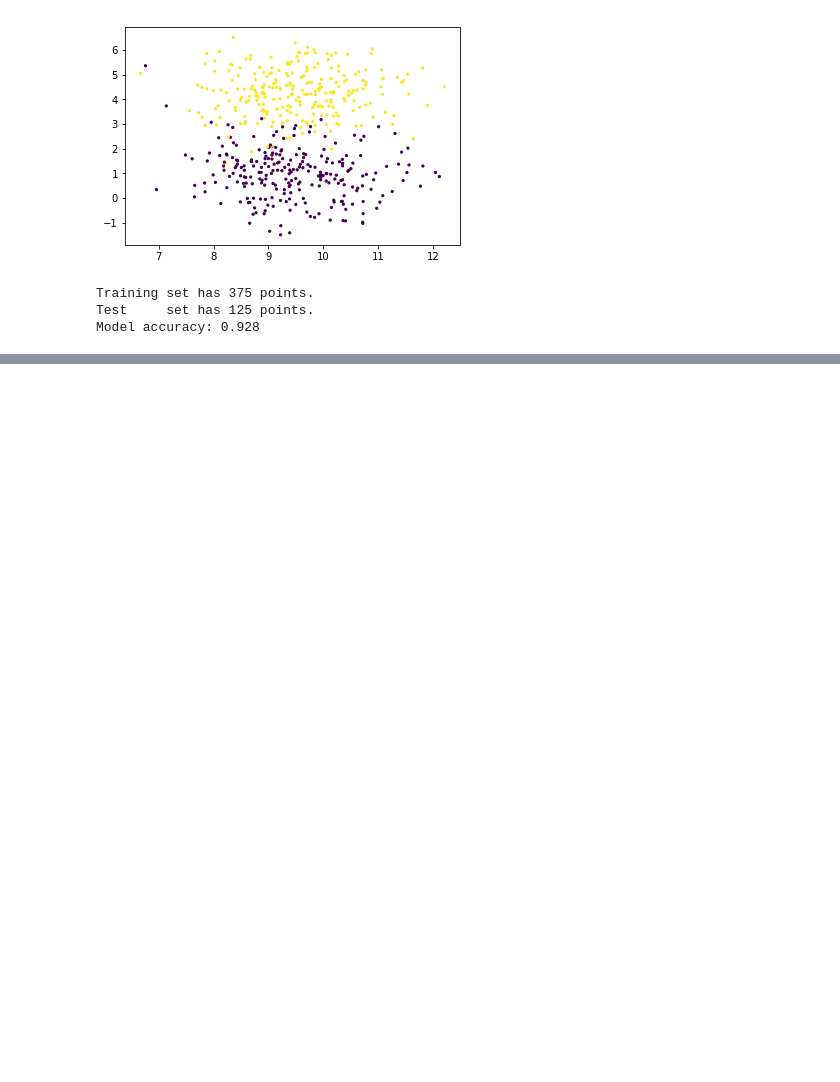
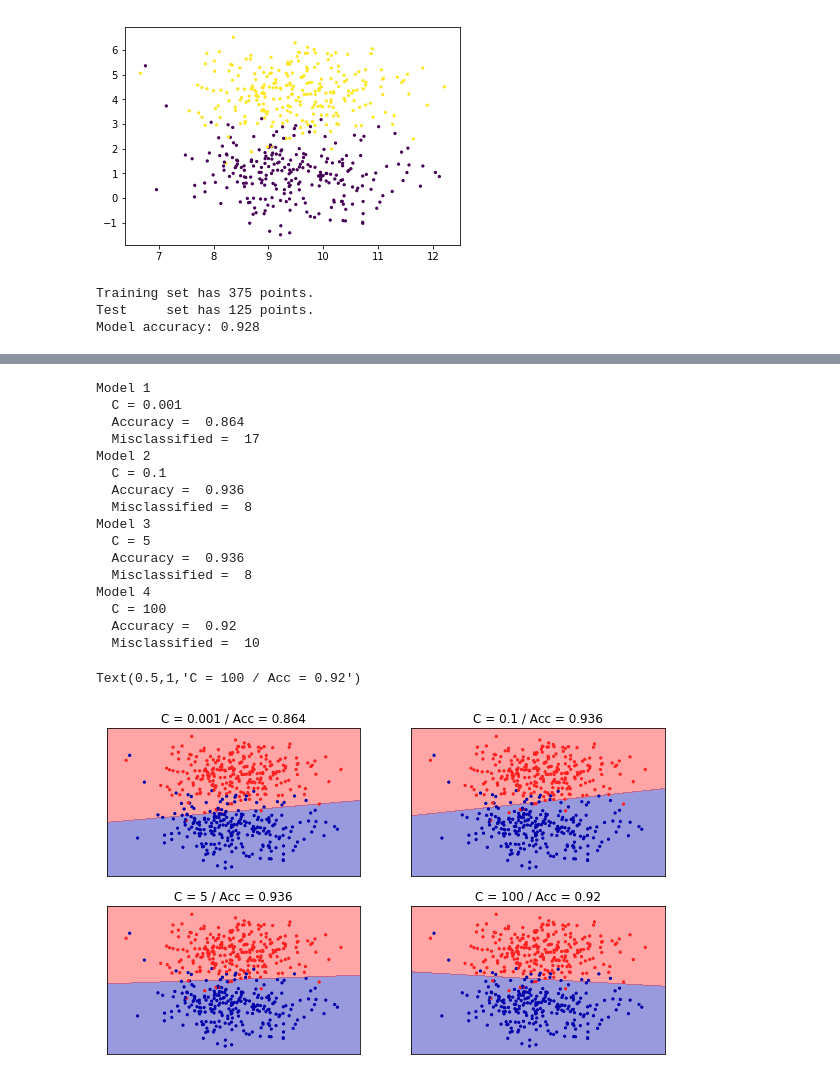
Before and after one commit to davidmilIs/Data-Clustering, a Jupyter notebook: Supervised-learning.ipynb, the cells around one changed output, grey strips where cells are left out. Saved outputs shown, nothing was run; the diff lists cells and outputs as text; code cells hidden in the pictures; blank space fills up the shorter version.

Commit message:
LogisticRegression

```diff
--- a/Supervised-learning.ipynb
+++ b/Supervised-learning.ipynb
@@ -296,0 +304,77 @@ plot_2d_separator(model, X, y, fill=True, eps=0.5, alpha=0.4)
+# %%
+fig, ax = plt.subplots(2, 2, figsize=(10,6))
+
+# model 1
+c = 0.001
+model_1 = LogisticRegression(C=c)
+model_1.fit(X_train, y_train)
+acc = model_1.score(X_test, y_test)
+print("Model 1")
+print("  C =", c)
+print("  Accuracy = ", acc)
+print("  Misclassified = ",
+      sum(model_1.predict(X_test) != y_test))
+plot_2d_separator(model_1, X, y, ax=ax[0][0],
+                  fill=True, eps=0.5, alpha=0.4)
+ax[0][0].set_title("C = {} / Acc = {}".format(c, acc))
+
+# model 2
+c = 0.1
+model_2 = LogisticRegression(C=c)
+model_2.fit(X_train, y_train)
+acc = model_2.score(X_test, y_test)
+print("Model 2")
+print("  C =", c)
+print("  Accuracy = ", acc)
+print("  Misclassified = ",
+      sum(model_2.predict(X_test) != y_test))
+plot_2d_separator(model_2, X, y, ax=ax[0][1],
+                  fill=True, eps=0.5, alpha=0.4)
+ax[0][1].set_title("C = {} / Acc = {}".format(c, acc))
+
+# model 3
+c = 5
+model_3 = LogisticRegression(C=c)
+model_3.fit(X_train, y_train)
+acc = model_3.score(X_test, y_test)
+print("Model 3")
+print("  C =", c)
+print("  Accuracy = ", acc)
+print("  Misclassified = ",
+      sum(model_3.predict(X_test) != y_test))
+plot_2d_separator(model_3, X, y, ax=ax[1][0],
+                  fill=True, eps=0.5, alpha=0.4)
+ax[1][0].set_title("C = {} / Acc = {}".format(c, acc))
+
+# model 4
+c = 100
+model_4 = LogisticRegression(C=c)
+model_4.fit(X_train, y_train)
+acc = model_4.score(X_test, y_test)
+print("Model 4")
+print("  C =", c)
+print("  Accuracy = ", acc)
+print("  Misclassified = ",
+      sum(model_4.predict(X_test) != y_test))
+plot_2d_separator(model_4, X, y, ax=ax[1][1],
+                  fill=True, eps=0.5, alpha=0.4)
+ax[1][1].set_title("C = {} / Acc = {}".format(c, acc))
+# %% [output]
+Model 1
+  C = 0.001
+  Accuracy =  0.864
+  Misclassified =  17
+Model 2
+  C = 0.1
+  Accuracy =  0.936
+  Misclassified =  8
+Model 3
+  C = 5
+  Accuracy =  0.936
+  Misclassified =  8
+Model 4
+  C = 100
+  Accuracy =  0.92
+  Misclassified =  10
+Text(0.5,1,'C = 100 / Acc = 0.92')
+[figure, added]
```
Also changed, not shown: parts of 5 cells of this notebook.
